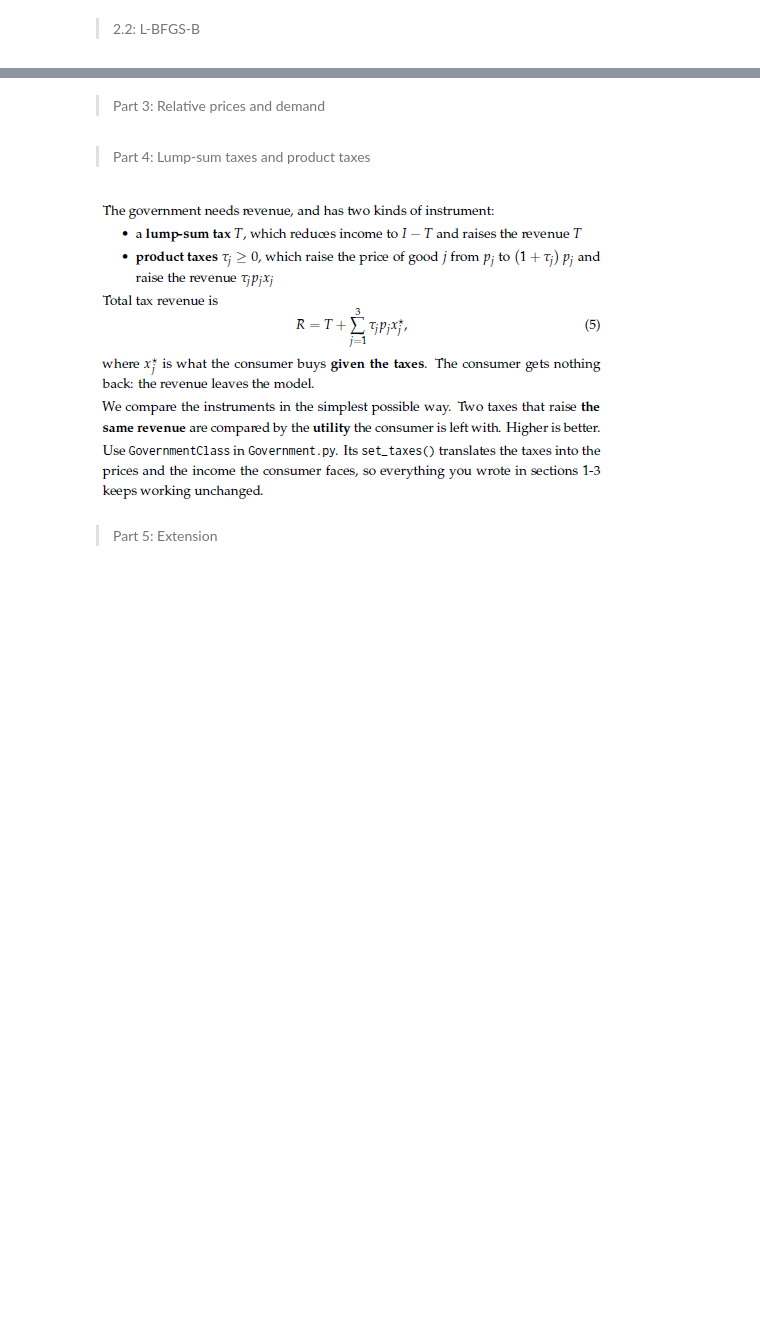
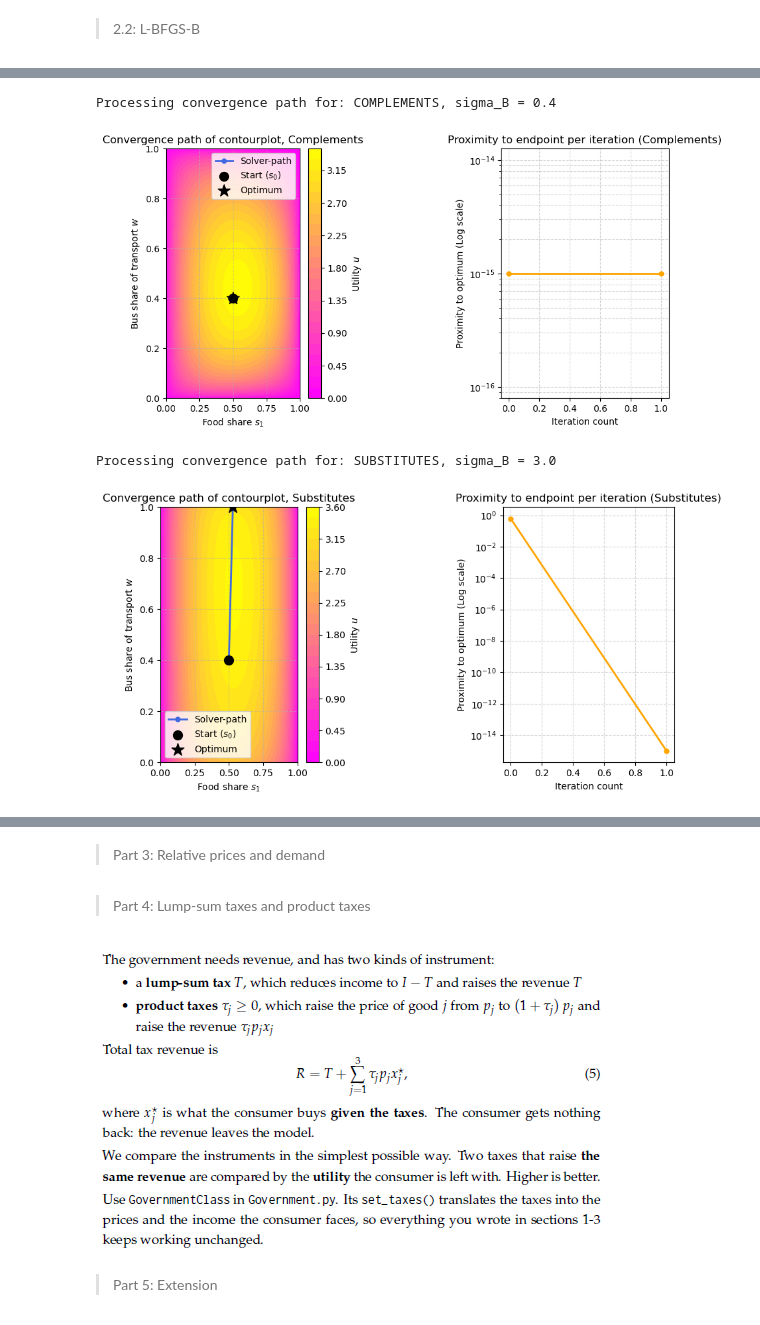
Before and after one commit to NumEconCopenhagen/projects-2025-xjc997, a Jupyter notebook: 02_modelproject/modelproject.ipynb, the cells around one changed output, grey strips where cells are left out. Saved outputs shown, nothing was run; the diff lists cells and outputs as text; code cells hidden in the pictures; blank space fills up the shorter version.

```diff
--- a/02_modelproject/modelproject.ipynb
+++ b/02_modelproject/modelproject.ipynb
@@ -462,0 +547,71 @@ Calibration: SUBSTITUTES sigma_B = 3.0
+# %%
+# Setup for convergence path and plotting
+if __name__ == '__main__':
+    # Parameters
+    I, p1, p2, p3 = 10.0, 1.0, 1.0, 1.5
+    alpha, beta, sigma_A = 0.6, 0.5, 0.8
+
+    calibrations = [('Complements', 0.4), ('Substitutes', 3.0)]
+
+    for name, sigma_B in calibrations:
+        print(f'Processing convergence path for: {name.upper()}, sigma_B = {sigma_B}')
+
+        convergence_path = []
+
+        res_sol = solve(p1, p2, p3, I, alpha, beta, sigma_A, sigma_B, path_list=convergence_path)
+
+        if len(convergence_path) == 0:
+            s0_w = p2 / (p2 + p3)
+            convergence_path.append([0.5, s0_w])
+
+            if res_sol['success']:
+                convergence_path.append([res_sol['s1'], res_sol['w']])
+
+        path_array = np.array(convergence_path)
+
+        res_grid = grid_search(p1, p2, p3, I, alpha, beta, sigma_A, sigma_B, N=200)
+
+        # Figure
+        fig_conv = plt.figure(figsize=(10, 5))
+
+        ax_conv = fig_conv.add_subplot(1, 2, 1)
+        contour = ax_conv.contourf(res_grid['s1_grid'], res_grid['w_grid'], res_grid['u_grid'], levels=25, cmap='spring')
+        fig_conv.colorbar(contour, ax=ax_conv, label='Utility $u$')
+
+        if path_array.ndim > 1 and len(path_array) > 1:
+            ax_conv.plot(path_array[:, 0], path_array[:, 1], '-o', color='royalblue', linewidth=2, markersize=5, label='Solver-path')
+            ax_conv.scatter(path_array[0, 0], path_array[0, 1], color='black', marker='o', s=100, label='Start ($s_0$)', zorder=5)
+        else:
+            ax_conv.plot(path_array[0, 0], path_array[0, 1], 'o', color='royalblue', label='Start/Solver-path')
+            ax_conv.scatter(path_array[0, 0], path_array[0, 1], color='black', marker='o', s=100, label='Start ($s_0$)', zorder=5)
+
+        ax_conv.scatter(res_sol['s1'], res_sol['w'], color='black', marker='*', s=200, edgecolor='black', label='Optimum', zorder=5)
+
+        ax_conv.set_title(f'Convergence path of contourplot, {name}')
+        ax_conv.set_xlabel('Food share $s_1$')
+        ax_conv.set_ylabel('Bus share of transport $w$')
+        ax_conv.grid(True, linestyle='--', alpha=0.5)
+        ax_conv.legend()
+
+        ax_conv2 = fig_conv.add_subplot(1, 2, 2)
+
+        final_pt = np.array([res_sol['s1'], res_sol['w']])
+        distances = np.sqrt(np.sum((path_array - final_pt)**2, axis=1))
+        iterations = np.arange(len(distances))
+        distances = np.clip(distances, 1e-15, None)
+
+        ax_conv2.plot(iterations, distances, '-o', color='orange', linewidth=2, markersize=5)
+        ax_conv2.set_yscale('log')
+
+        ax_conv2.set_title(f'Proximity to endpoint per iteration ({name})')
+        ax_conv2.set_xlabel('Iteration count')
+        ax_conv2.set_ylabel('Proximity to optimum (Log scale)')
+        ax_conv2.grid(True, which="both", linestyle='--', alpha=0.5)
+
+        plt.subplots_adjust(wspace=1)
+        plt.show()
+# %% [output]
+Processing convergence path for: COMPLEMENTS, sigma_B = 0.4
+[figure, added]
+Processing convergence path for: SUBSTITUTES, sigma_B = 3.0
+[figure, added]
```
Also changed, not shown: parts of 13 cells of this notebook.
